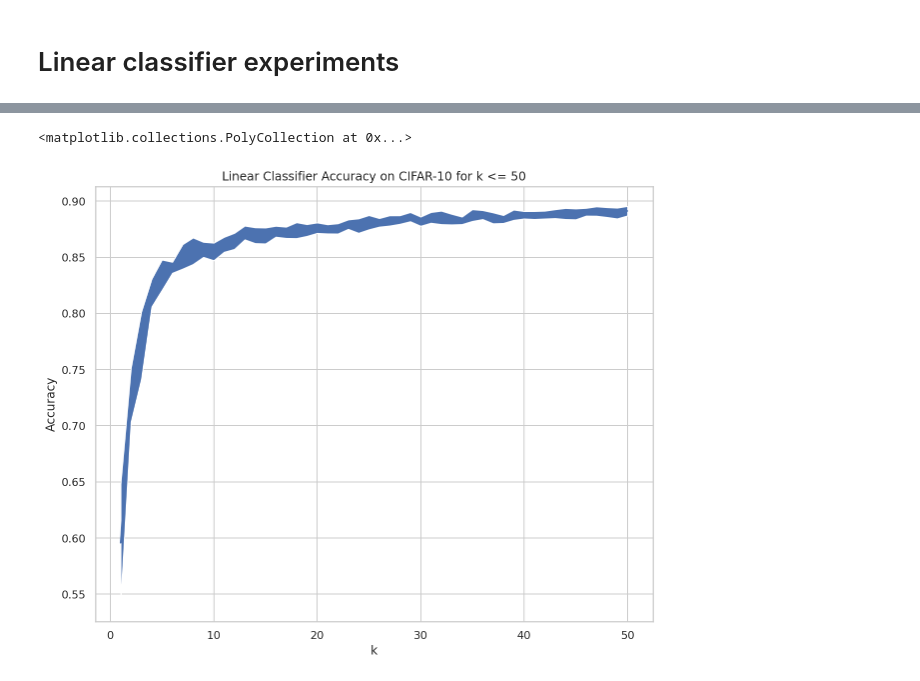
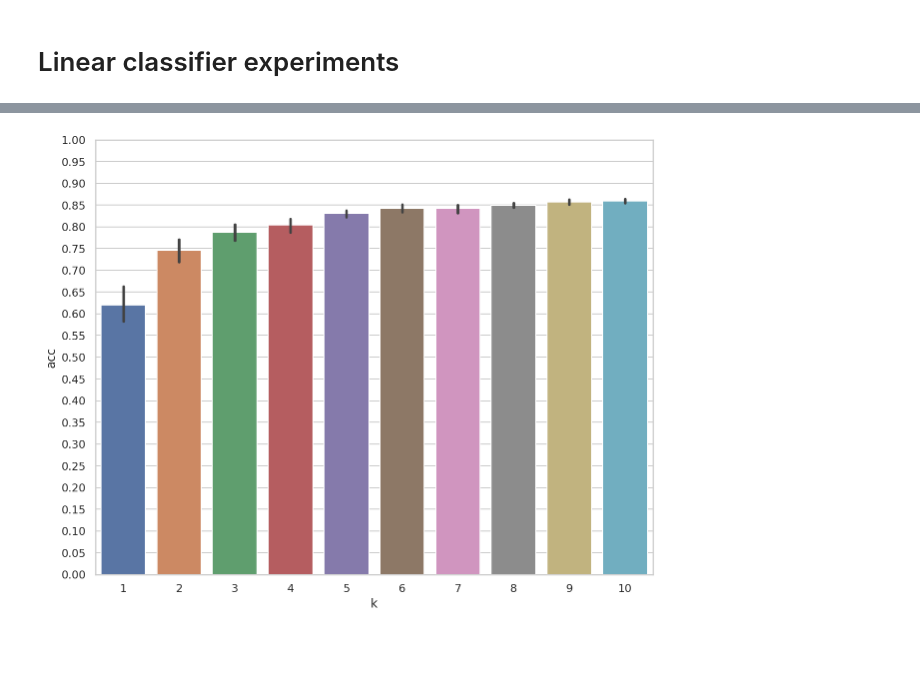
Before and after one commit to jerrychen109/CLIP-fewshot, a Jupyter notebook: LinearClassifier.ipynb, the cells around one changed output, grey strips where cells are left out. Cells and saved outputs as stored; diff of their text form; code cells hidden in the pictures; blank space fills up the shorter version.

```diff
--- a/LinearClassifier.ipynb
+++ b/LinearClassifier.ipynb
@@ -210,7 +208,5 @@ df.head()
-# %%
-ax = sns.lineplot(x="k", y="Accuracy", data=df)
-ax.set_title("Linear Classifier Accuracy on CIFAR-10 for k <= 50")
-ax.fill_between(df["k"], y1=df["Accuracy"] - df["std"], y2=df["Accuracy"] + df["std"])
-# %% [output]
-<matplotlib.collections.PolyCollection at 0x...>
-[figure, removed]
+# %%
+data10 = np.array([(int(k), np.array(acc)) for k, acc in accuracies.items() if int(k) <= 10], dtype=object)
+plot_run_accuracies(data10, xtick_interval=1)
+# %% [output]
+[figure, added]
```
Also changed, not shown: parts of 7 cells of this notebook, 5 other files.
